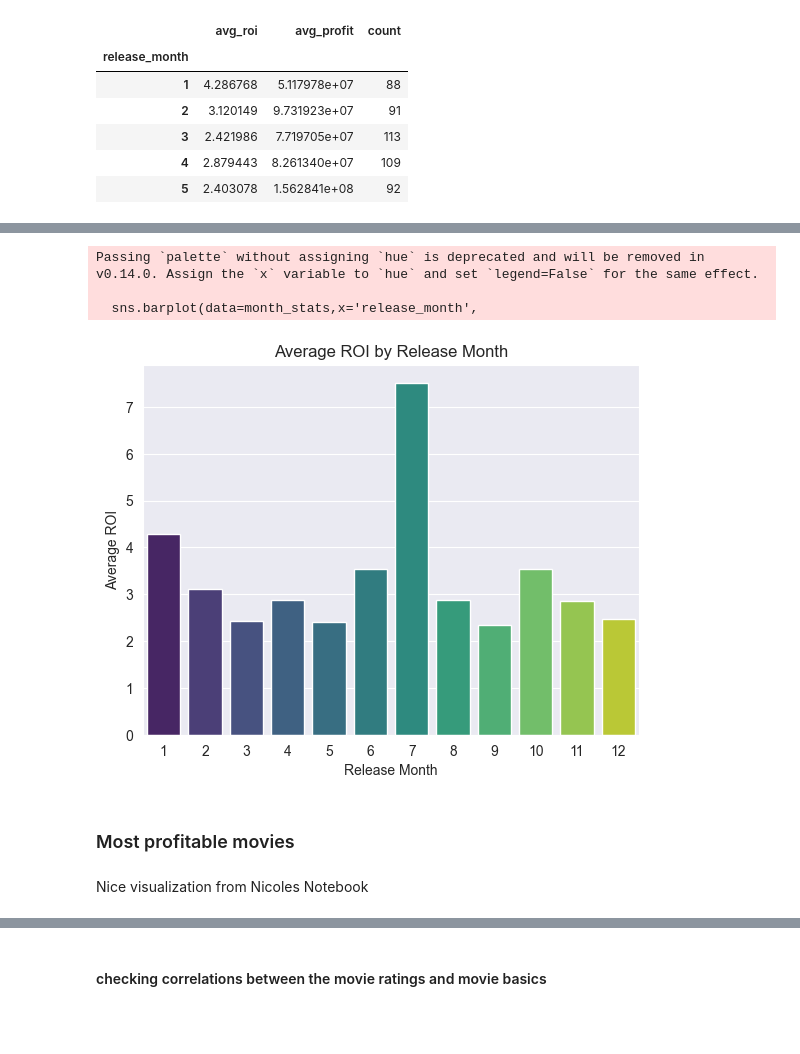
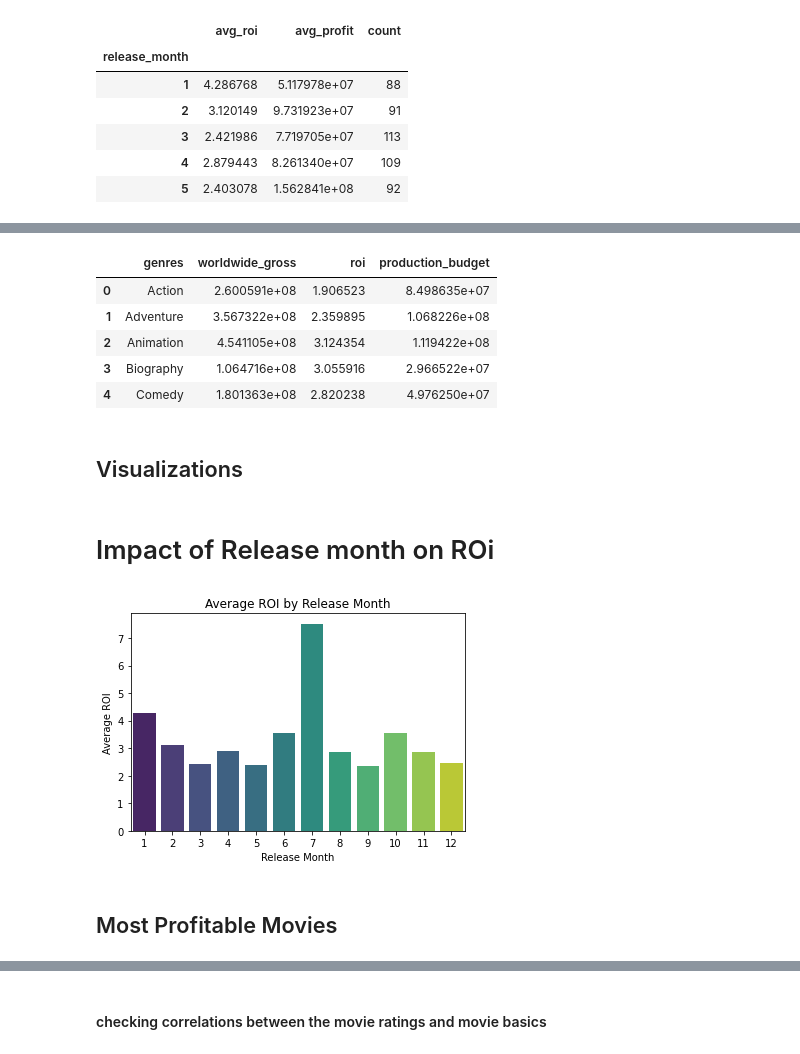
Before and after one commit to akononbagat-cmd/Movie-Insights, a Jupyter notebook: student.ipynb, the cells around one changed output, grey strips where cells are left out. Cells and saved outputs as stored; diff of their text form; code cells hidden in the pictures; blank space fills up the shorter version.

Commit message:
Finalized notebook

```diff
--- a/student.ipynb
+++ b/student.ipynb
@@ -261,26 +419,36 @@ month_stats.head()
+# %%
+merged_movies_exploded['genres'] = merged_movies_exploded['genres'].str.strip()
+genre_gross = merged_movies_exploded.groupby('genres')[['worldwide_gross', 'roi', 'production_budget']].mean().reset_index()
+genre_gross.sort_values('worldwide_gross',ascending=False)
+genre_gross.head()
+# %% [output]
+|  | genres | worldwide_gross | roi | production_budget |
+| 0 | Action | 2.600591e+08 | 1.906523 | 8.498635e+07 |
+| 1 | Adventure | 3.567322e+08 | 2.359895 | 1.068226e+08 |
+| 2 | Animation | 4.541105e+08 | 3.124354 | 1.119422e+08 |
+| 3 | Biography | 1.064716e+08 | 3.055916 | 2.966522e+07 |
+| 4 | Comedy | 1.801363e+08 | 2.820238 | 4.976250e+07 |
+# %% [markdown]
+## Visualizations
+# %% [markdown]
+# Impact of Release month on ROi
 # %%
 
+# Reset the index, turning 'release_month' into a column
+month_stats_for_plot = month_stats.reset_index()
 
-sns.barplot(data=month_stats,x='release_month',
+sns.barplot(data=month_stats_for_plot,x='release_month',
             y='avg_roi', palette='viridis')
-
-
-
 
 plt.title('Average ROI by Release Month')
 plt.xlabel('Release Month')
 plt.ylabel('Average ROI')
 
 plt.show()
 # %% [output]
-Passing `palette` without assigning `hue` is deprecated and will be removed in v0.14.0. Assign the `x` variable to `hue` and set `legend=False` for the same effect.
-
-  sns.barplot(data=month_stats,x='release_month',
-[figure, old version]
+[figure, new version]
 # %% [markdown]
-### Most profitable movies
+## Most Profitable Movies
-# %% [markdown]
-Nice visualization from Nicoles Notebook
 # %%
 top_profit = merged_df.nlargest(10,'profit')[['title_key','profit']]
 top_profit.head(10)
```
Also changed, not shown: parts of 76 cells of this notebook.
